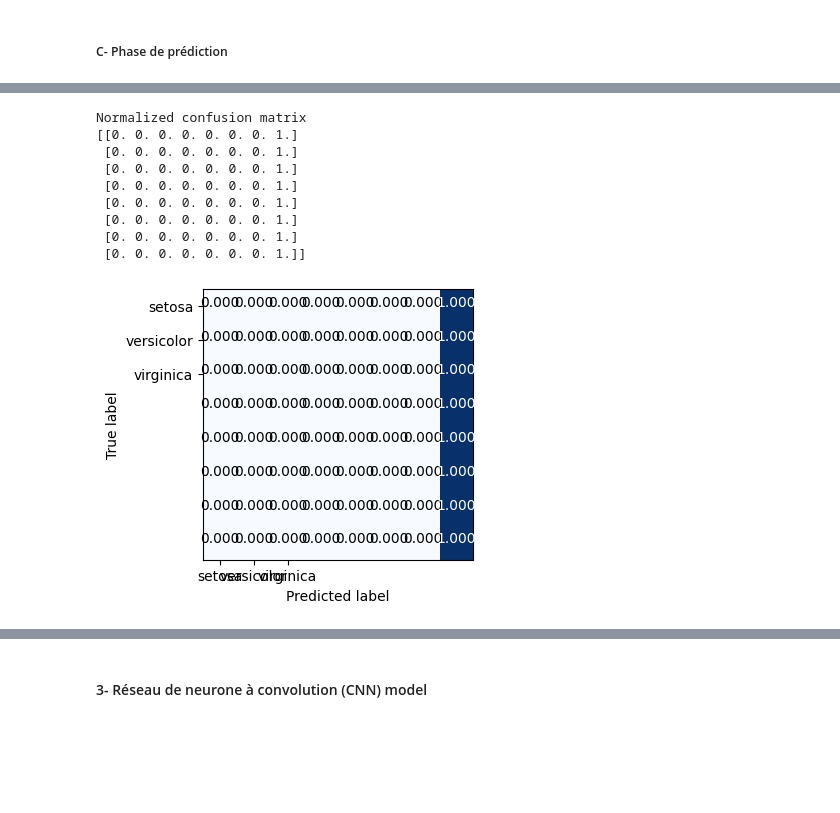
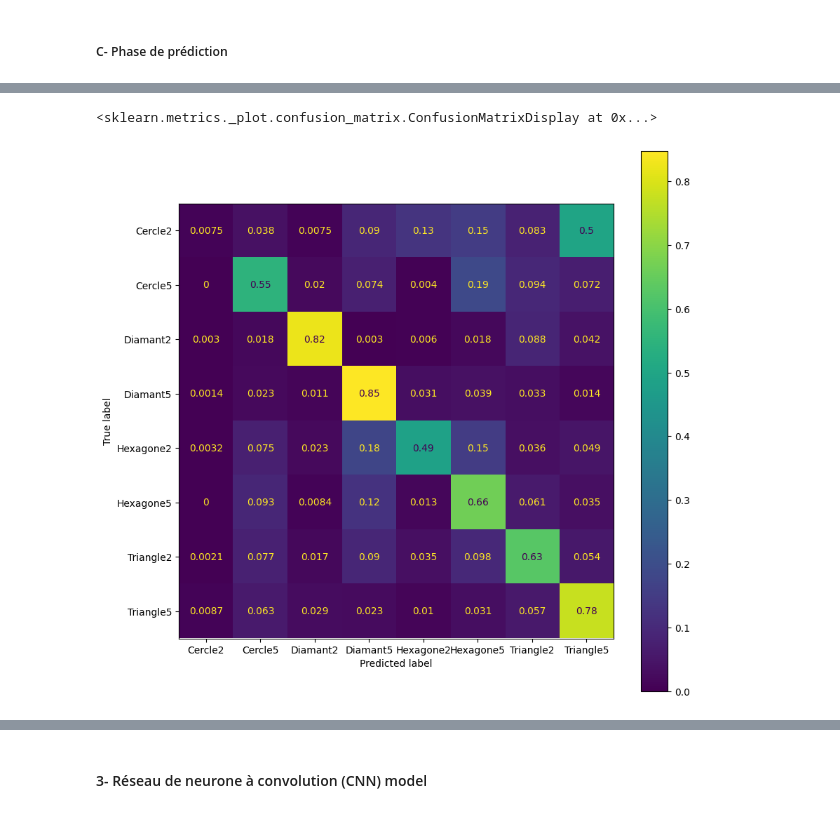
Before and after one commit to damiendesvent/LOG635-H2023-EqA, a Jupyter notebook: Labo_2/src/log-635_labo_2_eqA.ipynb, the cells around one changed output, grey strips where cells are left out. Drawn from its saved outputs; the diff is of its cells as text; code cells hidden in the pictures; blank space fills up the shorter version.

```diff
--- a/Labo_2/src/log-635_labo_2_eqA.ipynb
+++ b/Labo_2/src/log-635_labo_2_eqA.ipynb
@@ -419,12 +497,13 @@ Note: you may need to restart the kernel to use updated packages.
 ##### A-  Créer le modèle du réseau de neurone
 # %%
 NN=Sequential()
-NN.add(Dense(1000,input_dim=len(iris.feature_names),activation='relu'))
+NN.add(Dense(1000,input_dim=len(dataset.feature_names),activation='relu'))
 NN.add(Dense(500,activation='relu'))
 NN.add(Dense(300,activation='relu'))
 NN.add(Dropout(0.2))
-NN.add(Dense(len(iris.feature_names),activation='softmax'))
-NN.compile(loss='categorical_crossentropy',optimizer='adam',metrics=['accuracy'])
+NN.add(Dense(len(dataset.target_names),activation='softmax'))
+optimizer = keras.optimizers.Adam(learning_rate=0.000001)
+NN.compile(loss='categorical_crossentropy',optimizer=optimizer,metrics=['accuracy'])
 # %%
 NN.summary()
 # %% [output]
@@ -450,6 +529,14 @@ _________________________________________________________________
 # %% [markdown]
 ##### B- Phase d'apprentissage
 # %%
-history= NN.fit(x_train,y_train,validation_data=(x_test,y_test), validation_split= 0.2, batch_size=20,epochs=10,verbose=1)
+start = time.time()
+
+history= NN.fit(x_train,y_train,validation_data=(x_val,y_val), validation_split= 0.2, batch_size=20,epochs=10,verbose=1)
+
+end = time.time()
+
+training_time_nn = end - start
+
+print('temps d\'apprentissage : {:.3f} secondes'.format(training_time_nn))
 # %% [output]
 Epoch 1/10
@@ -510,5 +594,13 @@ plt.show()
 # %% [markdown]
 ##### C- Phase de prédiction
 # %%
-y_pred=NN.predict(x_test)
+start = time.time()
+
+y_pred_nn=NN.predict(x_test)
+
+end = time.time()
+
+testing_time_nn = end - start
+
+print('temps de test : {:.3f} secondes'.format(testing_time_nn))
 # %% [output]
@@ -536,19 +623,13 @@ Loss_test: 1737949.875  Accuracy_test: 0.18647541105747223
 # %%
-cm= confusion_matrix(y_test.argmax(axis=1), y_pred.argmax(axis=1))
+cf_matrix = confusion_matrix(y_true=y_test.argmax(axis=1),
+                             y_pred=y_pred_nn.argmax(axis=1),
+                             normalize='true')
 
+cf_disp = ConfusionMatrixDisplay(confusion_matrix=cf_matrix,
+                               display_labels=class_names)
 
-fig = plt.figure(figsize=(4, 4))
-
-plot_confusion_matrix(cm, classes=class_names, title='')
-fig.tight_layout()
+fig, ax = plt.subplots(figsize=(10,10))
+cf_disp.plot(ax=ax)
 # %% [output]
-Normalized confusion matrix
-[[0. 0. 0. 0. 0. 0. 0. 1.]
- [0. 0. 0. 0. 0. 0. 0. 1.]
- [0. 0. 0. 0. 0. 0. 0. 1.]
- [0. 0. 0. 0. 0. 0. 0. 1.]
- [0. 0. 0. 0. 0. 0. 0. 1.]
- [0. 0. 0. 0. 0. 0. 0. 1.]
- [0. 0. 0. 0. 0. 0. 0. 1.]
- [0. 0. 0. 0. 0. 0. 0. 1.]]
+<sklearn.metrics._plot.confusion_matrix.ConfusionMatrixDisplay at 0x...>
-[figure, old version]
+[figure, new version]
```
Also changed, not shown: parts of 69 cells of this notebook, 1 other file.
